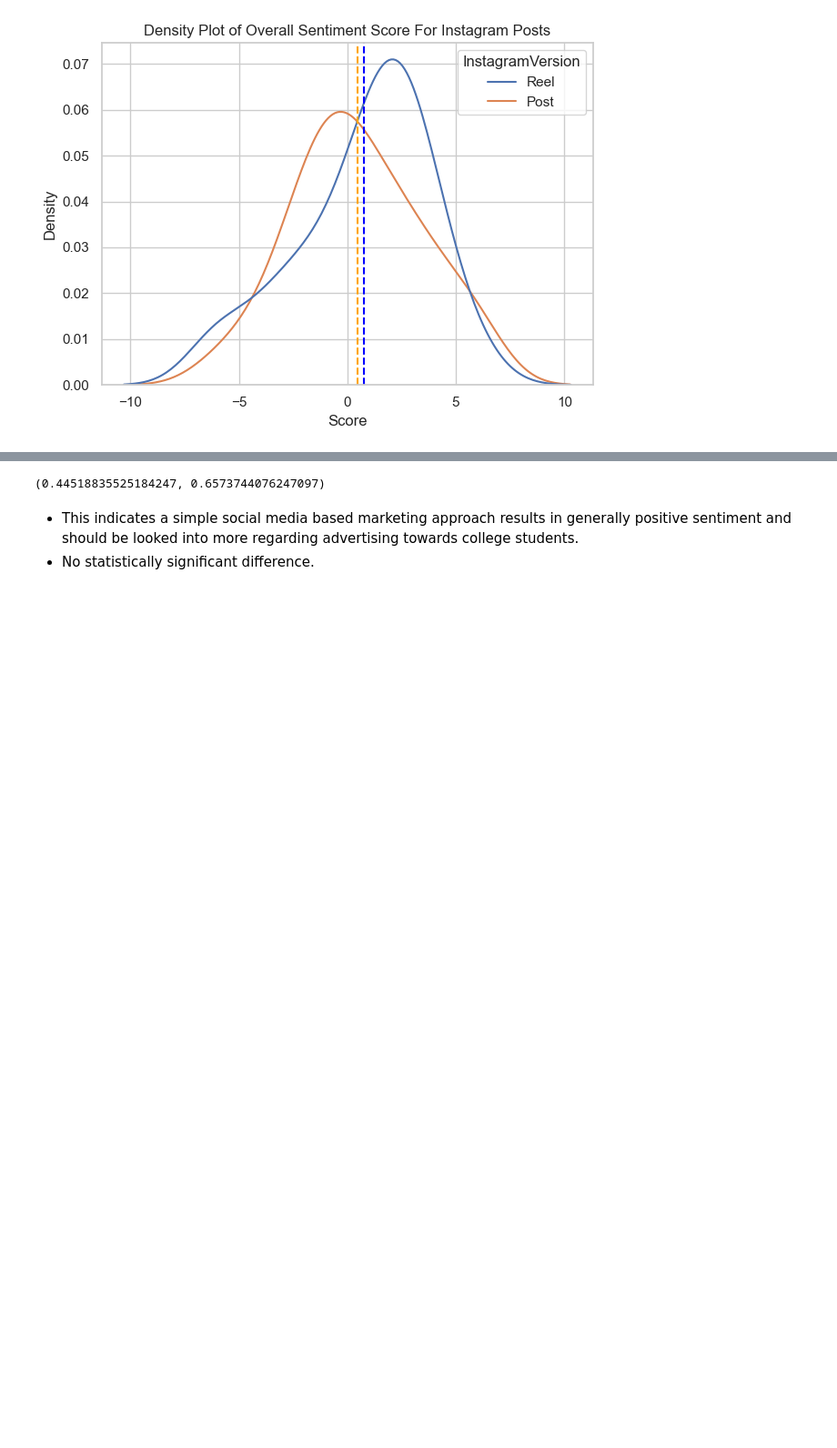
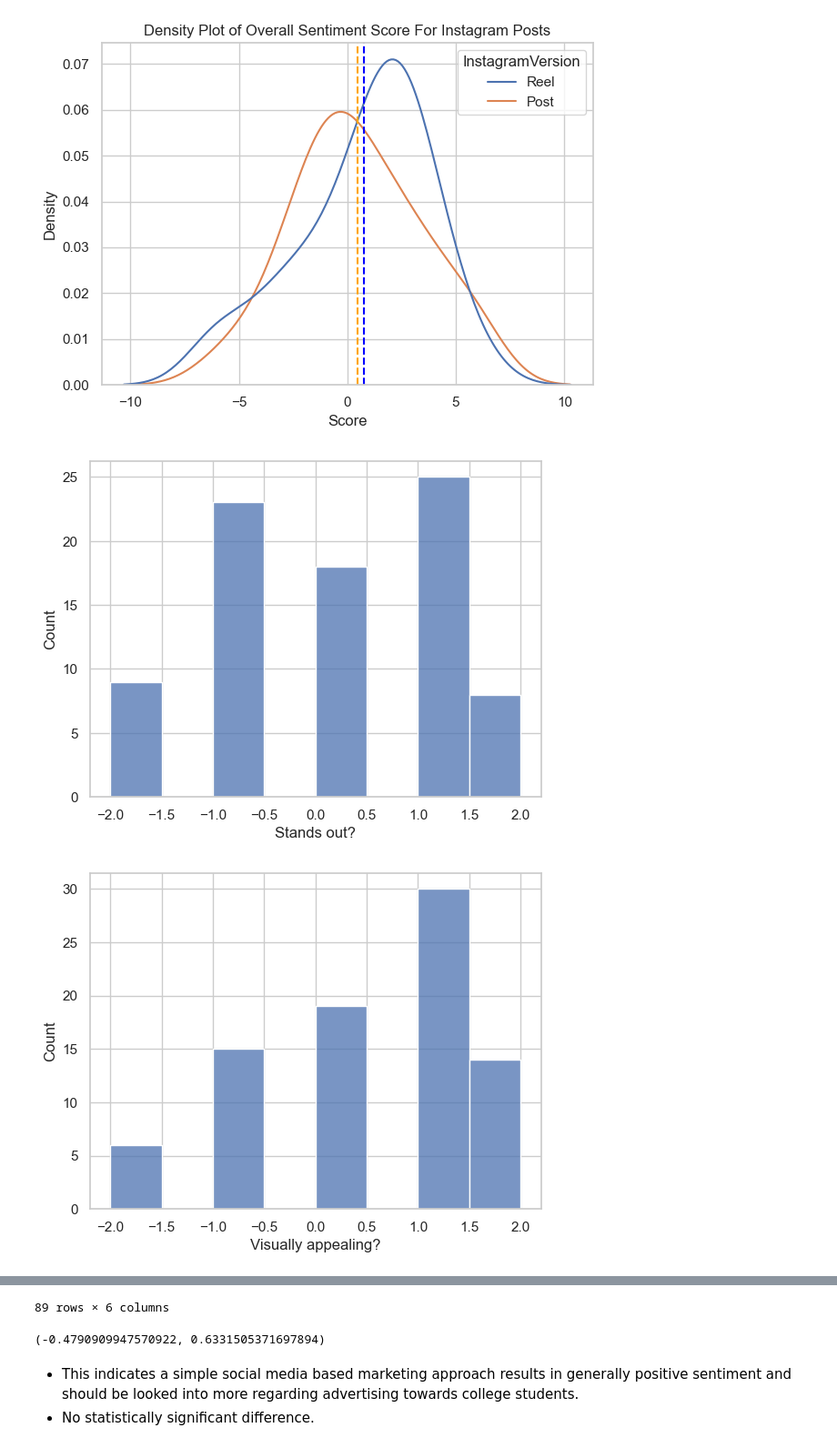
Before and after one commit to Elijah-Andrae56/MKTG_390_Survey_Analysis, a Jupyter notebook: mktg_390.ipynb, the cells around one changed output, grey strips where cells are left out. Shown at 91% size. Cells and saved outputs as stored; diff of their text form; code cells hidden in the pictures; blank space fills up the shorter version.

```diff
--- a/mktg_390.ipynb
+++ b/mktg_390.ipynb
@@ -479,9 +503,31 @@ plt.show()
 [figure]
 # %%
 from scipy.stats import ttest_ind
-reel_scores = numeric_instagram[numeric_instagram['InstagramVersion'] == 'Reel']['Score'].dropna()
-post_scores = numeric_instagram[numeric_instagram['InstagramVersion'] == 'Post']['Score'].dropna()
-# Perform the t-test
+sns.histplot(numeric_instagram['Stands out?'])
+plt.show()
+
+sns.histplot(numeric_instagram['Visually appealing?'])
+plt.show()
+
+sns.histplot(numeric_instagram['Influential?'])
+plt.show()
+
+
+numeric_instagram['Average Score'] = (
+    numeric_instagram['Stands out?'] ** 3 +
+    numeric_instagram['Visually appealing?'] ** 3 +
+    numeric_instagram['Influential?'] ** 3)
+
+
+display(numeric_instagram)
+
+
+reel_scores = numeric_instagram[numeric_instagram['InstagramVersion'] == 'Reel']['Average Score'].fillna(0)
+post_scores = numeric_instagram[numeric_instagram['InstagramVersion'] == 'Post']['Average Score'].fillna(0)
+
+
 t_stat, p_value = ttest_ind(reel_scores, post_scores, equal_var=False)
 t_stat, p_value
 # %% [output]
+[figure, added]
+[figure, added]
@@ -488,4 +547,5 @@ t_stat, p_value
-(0.44518835525184247, 0.6573744076247097)
+89 rows × 6 columns
+(-0.4790909947570922, 0.6331505371697894)
 # %% [markdown]
 - This indicates a simple social media based marketing approach results in generally positive sentiment and should be looked into more regarding advertising towards college students.
 - No statistically significant difference.
```
Also changed, not shown: parts of 14 cells of this notebook, 1 other file.
